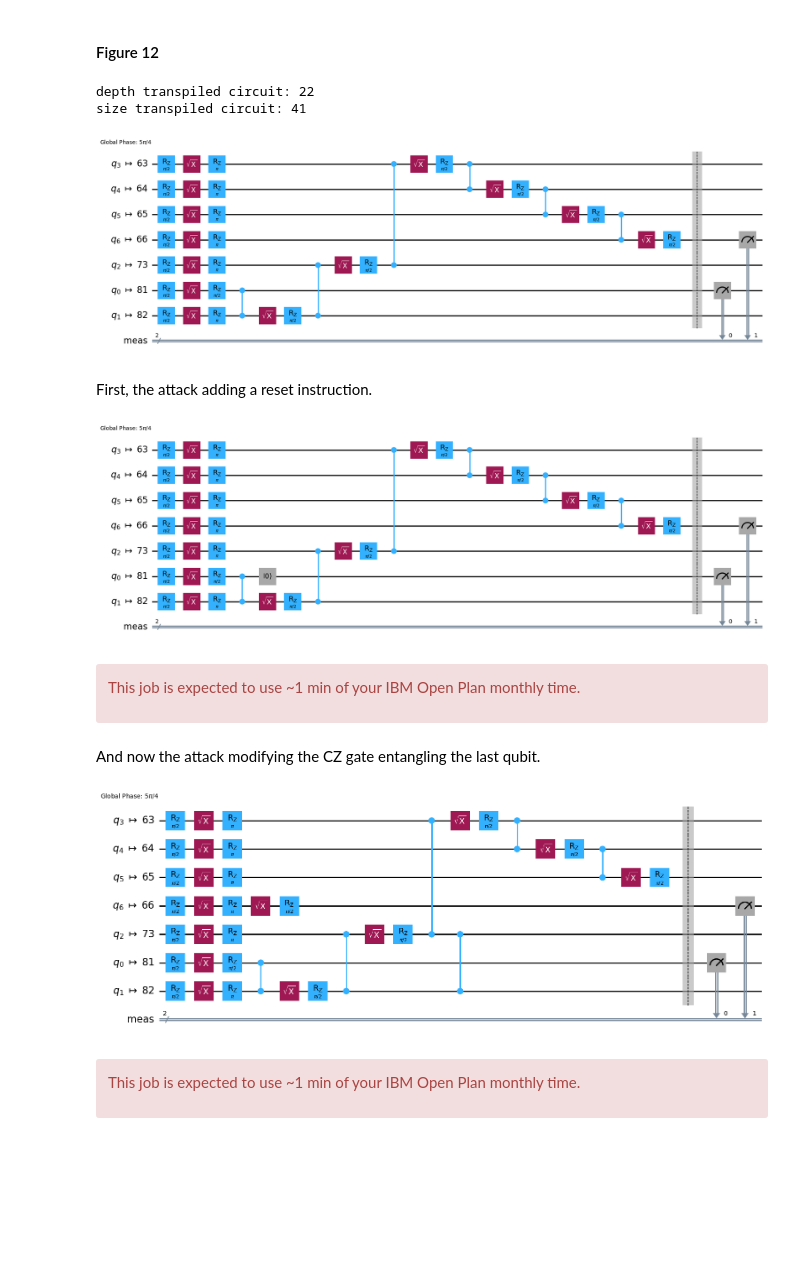
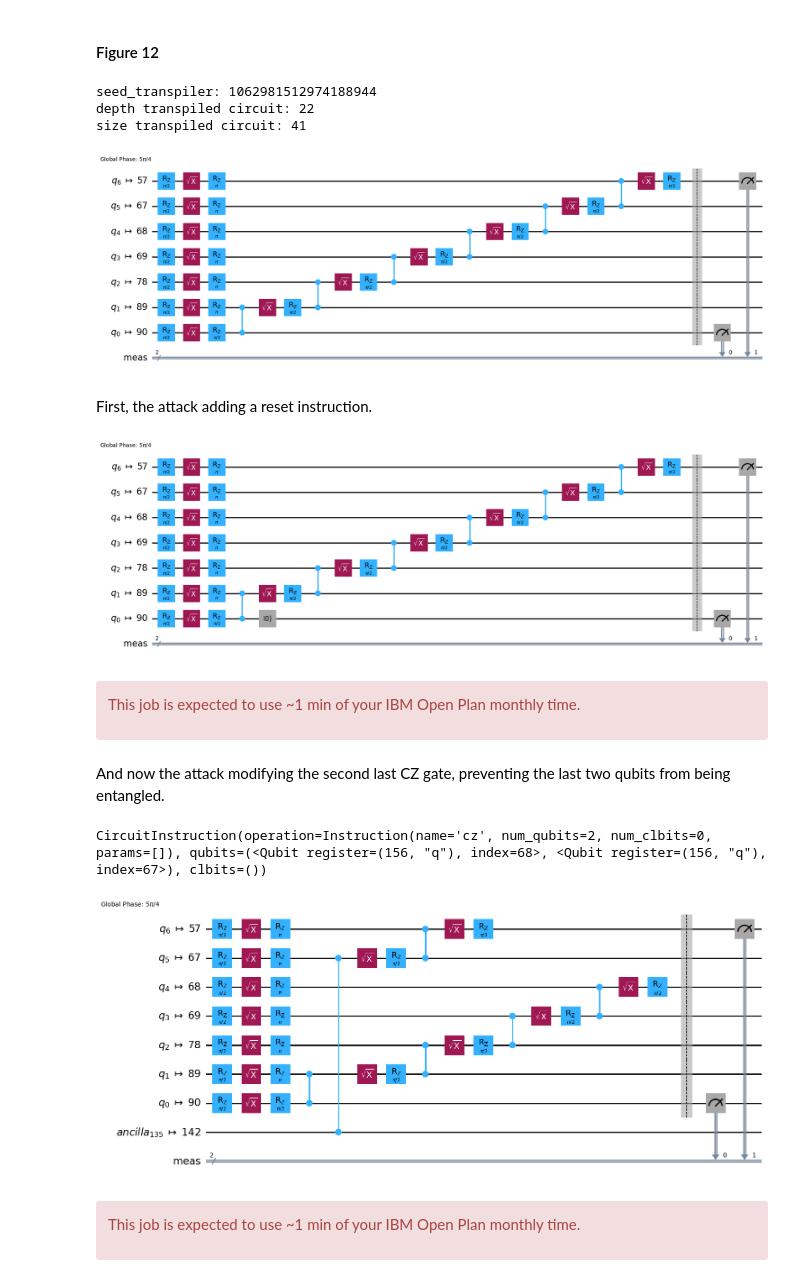
Before and after one commit to cryptohslu/reproducible-builds-quantum-computing, a Jupyter notebook: notebooks/2_paper_plots.ipynb, the cells around one changed output. Cells and saved outputs as stored; diff of their text form; code cells hidden in the pictures; blank space fills up the shorter version.

Commit message:
Adapt notebook to generate the new plots in the paper

```diff
--- a/notebooks/2_paper_plots.ipynb
+++ b/notebooks/2_paper_plots.ipynb
@@ -32,9 +41,7 @@ from qiskit_ibm_runtime import QiskitRuntimeService
 from qiskit_ibm_runtime import SamplerV2 as SamplerIBM
 from qiskit_ibm_runtime.fake_provider import FakeGeneva, FakeTorino
 
-if run_on_ibm:
-    # IBM Quantum Platform
-    service = QiskitRuntimeService()
+service = QiskitRuntimeService()
 # %% [markdown]
 ## Section 6.1
 # %% [markdown]
@@ -232,9 +241,11 @@ plot_histogram(counts)
 # %% [markdown]
 #### Figure 12
 # %%
+backend = service.backend("ibm_kingston")
 # Random seed fixed for reproducibility. Delete the fixed seed and uncomment the next line for a fresh random seed.
 #seed_transpiler = secrets.randbits(64)
 seed_transpiler = 1062981512974188944
+print(f"seed_transpiler: {seed_transpiler}")
 # Pass manager for transpilation
 pm = generate_preset_pass_manager(backend=backend, optimization_level=3, seed_transpiler=seed_transpiler)
 # Transpiled circuit with only ISA instructions
@@ -245,12 +256,13 @@ last_qubit = isa_qc.layout.initial_index_layout()[6]
 print(f"depth transpiled circuit: {isa_qc.depth()}")
 print(f"size transpiled circuit: {isa_qc.size()}")
 # %% [output]
+seed_transpiler: 1062981512974188944
 depth transpiled circuit: 22
 size transpiled circuit: 41
 # %%
 isa_qc.draw("mpl", fold=False)
 # %% [output]
-[figure, old version]
+[figure, new version]
 # %% [markdown]
 First, the attack adding a reset instruction.
 # %%
@@ -262,7 +274,7 @@ isa_qc_mod = isa_qc.copy()
 isa_qc_mod.data.insert(target_instruction, CircuitInstruction(Reset(), qubits=[first_qubit]))
 isa_qc_mod.draw("mpl")
 # %% [output]
-[figure, old version]
+[figure, new version]
 # %% [markdown]
 <div class="alert alert-block alert-danger">
 
@@ -300,17 +313,21 @@ if run_on_ibm:
 # %% [markdown]
-And now the attack modifying the CZ gate entangling the last qubit.
+And now the attack modifying the second last CZ gate, preventing the last two qubits from being entangled.
 # %%
+second_last_qubit = isa_qc.layout.initial_index_layout()[5]
 isa_qc_mod = isa_qc.copy()
 
 for i, ins in enumerate(isa_qc_mod.data):
     if ins.operation.name == "cz":
-        if isa_qc_mod.qubits[last_qubit] in ins.qubits:
+        if isa_qc_mod.qubits[second_last_qubit] in ins.qubits:
+            print(isa_qc_mod.data[i])
             del isa_qc_mod.data[i]
-            isa_qc_mod.data.insert(i, CircuitInstruction(CZGate(), qubits=tuple([isa_qc_mod.qubits[82], isa_qc_mod.qubits[73]])))
+            isa_qc_mod.data.insert(i, CircuitInstruction(CZGate(), qubits=tuple([isa_qc_mod.qubits[second_last_qubit], isa_qc_mod.qubits[142]])))
+            break
 
 isa_qc_mod.draw("mpl")
 # %% [output]
+CircuitInstruction(operation=Instruction(name='cz', num_qubits=2, num_clbits=0, params=[]), qubits=(<Qubit register=(156, "q"), index=68>, <Qubit register=(156, "q"), index=67>), clbits=())
-[figure, old version]
+[figure, new version]
 # %% [markdown]
 <div class="alert alert-block alert-danger">
 
```
Also changed, not shown: parts of 23 cells of this notebook.
